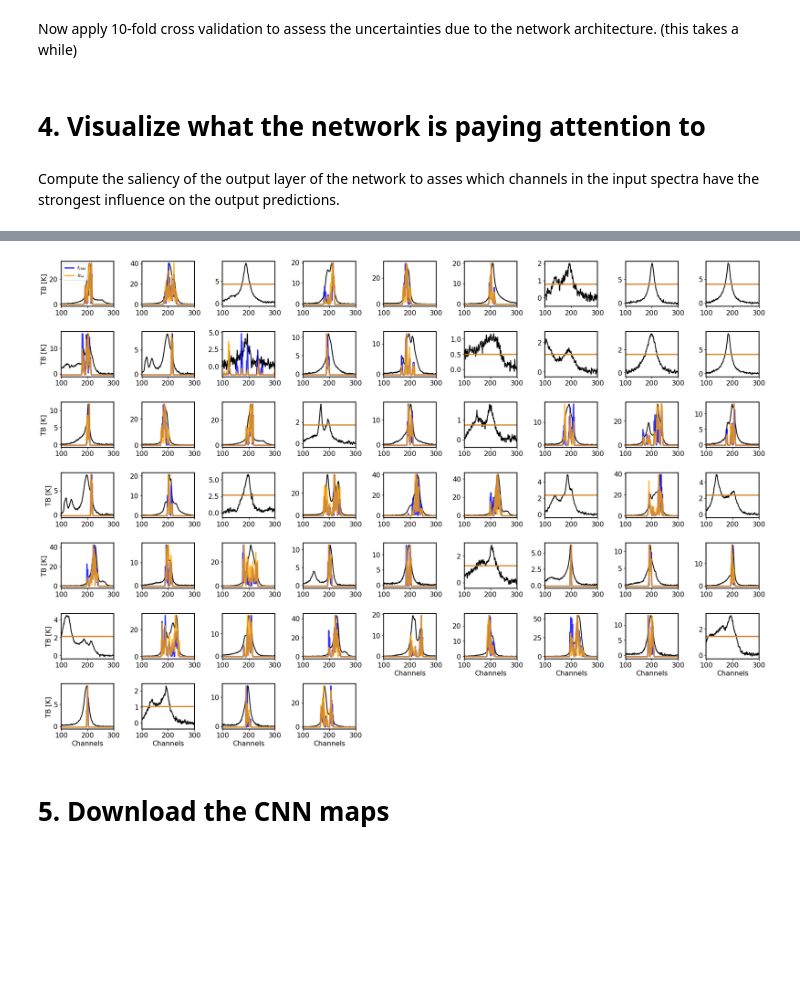
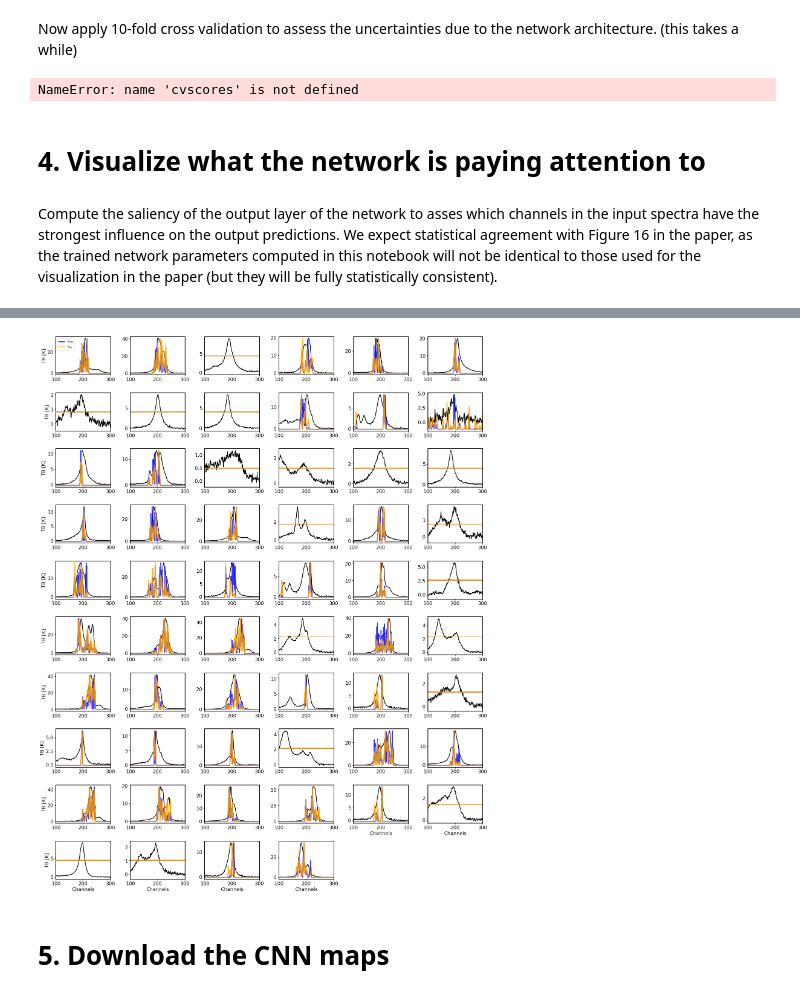
Before and after one commit to cmurray-astro/CNN_forthe_CNM, a Jupyter notebook: MPK20_analysis.ipynb, the cells around one changed output, grey strips where cells are left out. Saved outputs shown, nothing was run; the diff lists cells and outputs as text; code cells hidden in the pictures; blank space fills up the shorter version.

```diff
--- a/MPK20_analysis.ipynb
+++ b/MPK20_analysis.ipynb
@@ -190,43 +192,46 @@ Now apply 10-fold cross validation to assess the uncertainties due to the networ
 # %%
-# print("%.2f%% (+/- %.2f%%)" % (np.mean(cvscores), np.std(cvscores)))
+print("%.2f%% (+/- %.2f%%)" % (np.mean(cvscores), np.std(cvscores)))
+# %% [output]
+NameError: name 'cvscores' is not defined
 # %% [markdown]
 # 4. Visualize what the network is paying attention to
 # %% [markdown]
-Compute the saliency of the output layer of the network to asses which channels in the input spectra have the strongest influence on the output predictions.
+Compute the saliency of the output layer of the network to asses which channels in the input spectra have the strongest influence on the output predictions. We expect statistical agreement with Figure 16 in the paper, as the trained network parameters computed in this notebook will not be identical to those used for the visualization in the paper (but they will be fully statistically consistent).
 # %%
 # Select the output layer
 layer_idx = utils.find_layer_idx(cnn, 'preds')
 
-fig = plt.figure(0,[24,18])
+fig = plt.figure(0,[21,26])
 
 # Compute the saliency of the output layer for the observed test set as input
 for k in tqdm(range(np.shape(Y_test)[0])):
     grads_fcnm = visualize_saliency(cnn, layer_idx, filter_indices=0, seed_input=X_test[k,:,:])
     grads_rhi = visualize_saliency(cnn, layer_idx, filter_indices=1, seed_input=X_test[k,:,:])
-    ax = plt.subplot(8,9,k+1)
+    ax = plt.subplot(10,6,k+1)
 
-    if k % 9 == 0:
+    if k % 6 == 0:
         ax.set_ylabel('TB [K]')
-    if k > 48:
+    if k > 51:
         ax.set_xlabel('Channels')
 
     ax.plot(X_test[k,:], color='black', lw=2)
 
     ax2 = ax.twinx()
     ax2.plot(grads_fcnm, lw=3, alpha=0.8, color='blue', label=r'$f_{\rm CNM}$')
     ax2.plot(grads_rhi, lw=3, alpha=0.8, color='orange', label=r'$\mathcal{R}_{\rm HI}$')
     ax2.set_yticks([])
     ax2.axes.get_yaxis().set_visible(False)
 
     if k ==0:
         ax2.legend(loc='upper left', fontsize=10)
 
     ax.set_xlim(100,300)
 
+
 plt.tight_layout()
 # %% [output]
 [interactive output not drawn]
-[figure, old version]
+[figure, new version]
 # %% [markdown]
 # 5. Download the CNN maps
 # %% [markdown]
```
Also changed, not shown: parts of 13 cells of this notebook.
